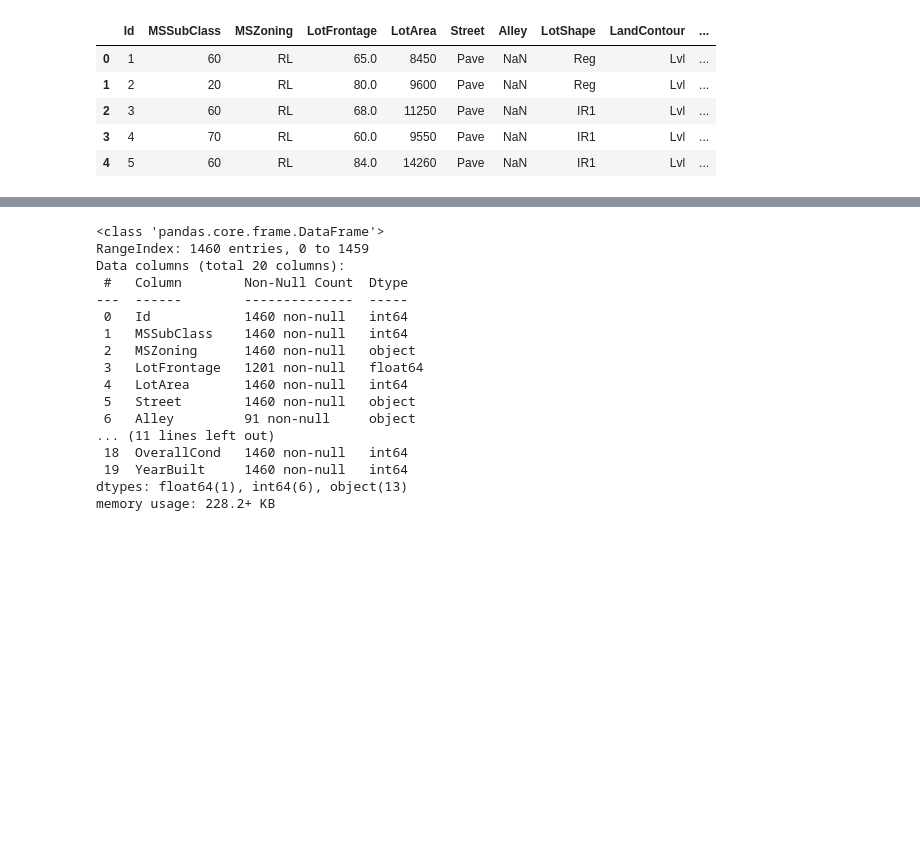
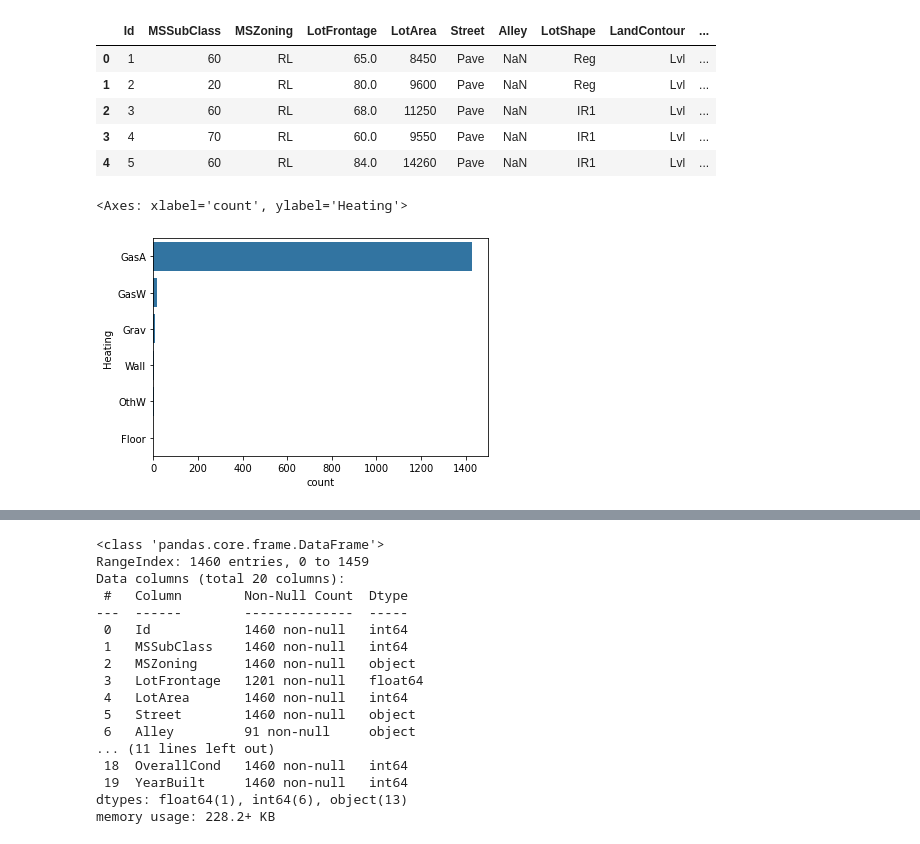
Before and after one commit to alib2014/Data-science, a Jupyter notebook: Statistic test/housPrice.ipynb, the cells around one changed output, grey strips where cells are left out. Cells and saved outputs as stored; diff of their text form; code cells hidden in the pictures; blank space fills up the shorter version.

```diff
--- a/Statistic test/housPrice.ipynb
+++ b/Statistic test/housPrice.ipynb
@@ -19,3 +19,8 @@ data.head()
 | 2 | 3 | 60 | RL | 68.0 | 11250 | Pave | NaN | IR1 | Lvl | ... |
 | 3 | 4 | 70 | RL | 60.0 | 9550 | Pave | NaN | IR1 | Lvl | ... |
 | 4 | 5 | 60 | RL | 84.0 | 14260 | Pave | NaN | IR1 | Lvl | ... |
+# %%
+sns.countplot(data['Heating'])
+# %% [output]
+<Axes: xlabel='count', ylabel='Heating'>
+[figure, added]
```
Also changed, not shown: parts of 2 cells of this notebook, 1 other file.
